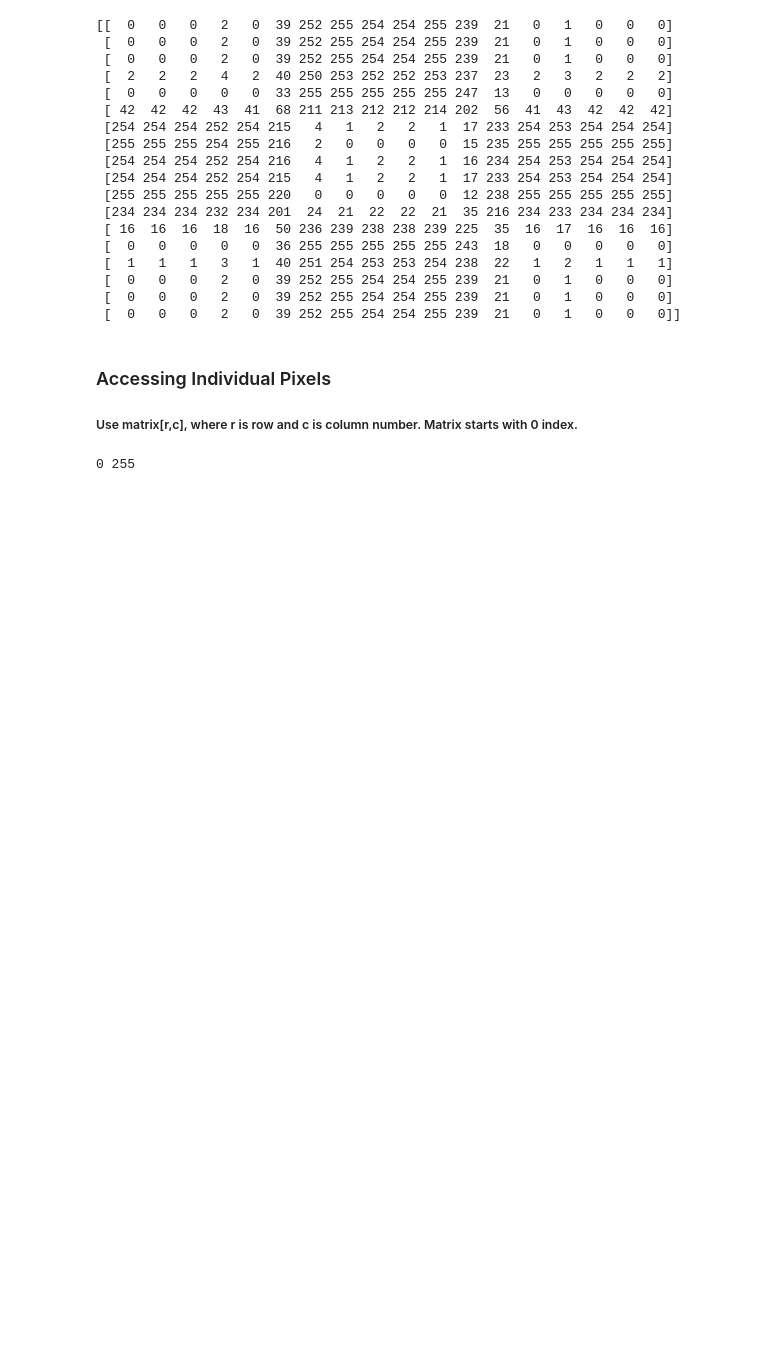
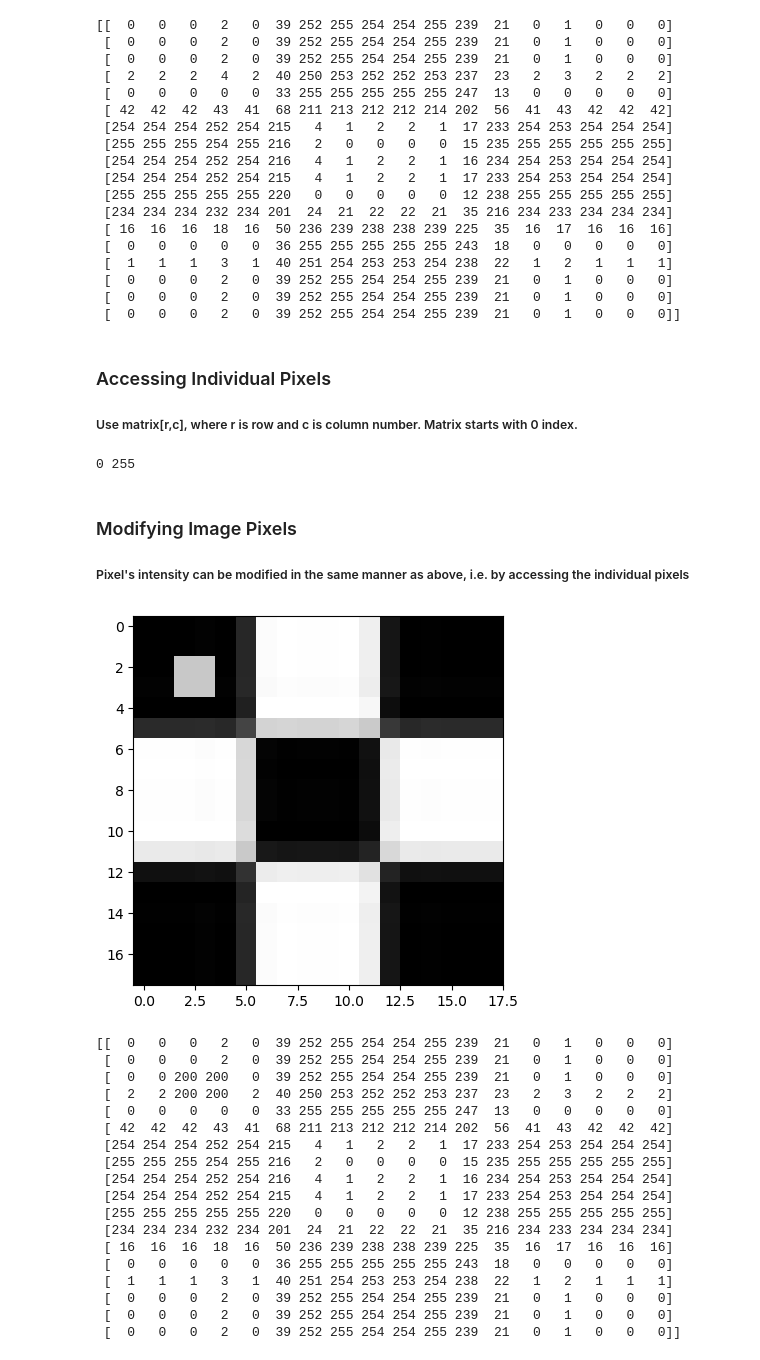
Before and after one commit to samRddhimat/OCV, a Jupyter notebook: ImageManipulation.ipynb, the cells around one changed output. Cells and saved outputs as stored; diff of their text form; code cells hidden in the pictures; blank space fills up the shorter version.

```diff
--- a/ImageManipulation.ipynb
+++ b/ImageManipulation.ipynb
@@ -48,3 +48,39 @@ print(cb_img)
 print(cb_img[0,0], cb_img[0,10])
 # %% [output]
 0 255
+# %% [markdown]
+### Modifying Image Pixels
+
+##### Pixel's intensity can be modified in the same manner as above, i.e. by accessing the individual pixels
+# %%
+cb_img_copy = cb_img.copy()
+cb_img_copy[2,2] = 200
+cb_img_copy[2,3] = 200
+cb_img_copy[3,2] = 200
+cb_img_copy[3,3] = 200
+
+# cb_img_copy[2:3,2:3] = 200
+
+mplt.imshow(cb_img_copy, cmap='gray')
+mplt.show()
+print(cb_img_copy)
+# %% [output]
+[figure, added]
+[[  0   0   0   2   0  39 252 255 254 254 255 239  21   0   1   0   0   0]
+ [  0   0   0   2   0  39 252 255 254 254 255 239  21   0   1   0   0   0]
+ [  0   0 200 200   0  39 252 255 254 254 255 239  21   0   1   0   0   0]
+ [  2   2 200 200   2  40 250 253 252 252 253 237  23   2   3   2   2   2]
+ [  0   0   0   0   0  33 255 255 255 255 255 247  13   0   0   0   0   0]
+ [ 42  42  42  43  41  68 211 213 212 212 214 202  56  41  43  42  42  42]
+ [254 254 254 252 254 215   4   1   2   2   1  17 233 254 253 254 254 254]
+ [255 255 255 254 255 216   2   0   0   0   0  15 235 255 255 255 255 255]
+ [254 254 254 252 254 216   4   1   2   2   1  16 234 254 253 254 254 254]
+ [254 254 254 252 254 215   4   1   2   2   1  17 233 254 253 254 254 254]
+ [255 255 255 255 255 220   0   0   0   0   0  12 238 255 255 255 255 255]
+ [234 234 234 232 234 201  24  21  22  22  21  35 216 234 233 234 234 234]
+ [ 16  16  16  18  16  50 236 239 238 238 239 225  35  16  17  16  16  16]
+ [  0   0   0   0   0  36 255 255 255 255 255 243  18   0   0   0   0   0]
+ [  1   1   1   3   1  40 251 254 253 253 254 238  22   1   2   1   1   1]
+ [  0   0   0   2   0  39 252 255 254 254 255 239  21   0   1   0   0   0]
+ [  0   0   0   2   0  39 252 255 254 254 255 239  21   0   1   0   0   0]
+ [  0   0   0   2   0  39 252 255 254 254 255 239  21   0   1   0   0   0]]
```
Also changed, not shown: parts of 9 cells of this notebook, 1 other file.
